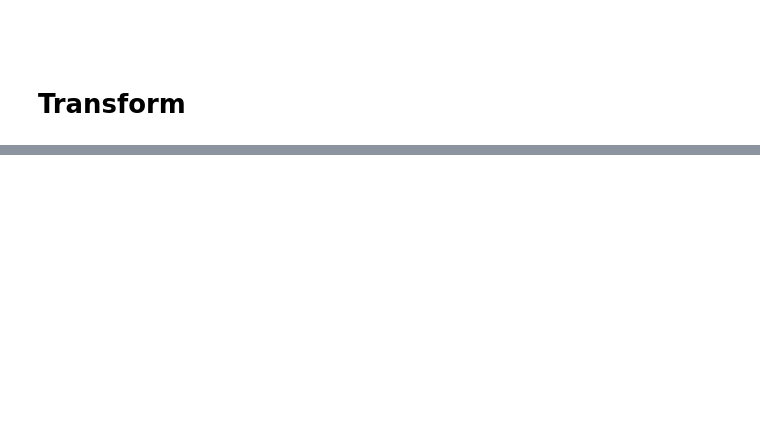
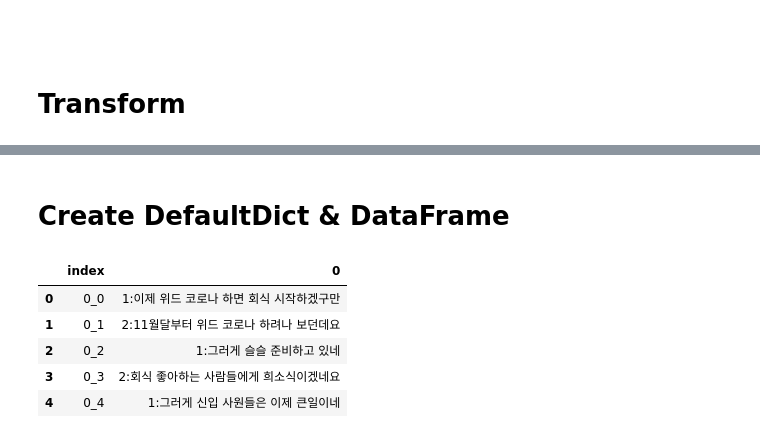
Before and after one commit to hipster4020/generation_model, a Jupyter notebook: src/processing/preprocessing.ipynb, the cells around one changed output, grey strips where cells are left out. Cells and saved outputs as stored; diff of their text form; code cells hidden in the pictures; blank space fills up the shorter version.

```diff
--- a/src/processing/preprocessing.ipynb
+++ b/src/processing/preprocessing.ipynb
@@ -147,8 +141,31 @@ temp = defaultdict(list)
 # %%
+result_data = []
+
 for k, v in enumerate(df_temp.iterrows()):
-    temp_data = v[1]['content'].replace('1 : ', ' 1 :').replace('2 : ', ' 2 :')
+    temp_data = v[1]['content'].replace('1 :', ' 1 :').replace('2 :', ' 2 :').replace(' :  ', ':').replace(' : ', ':')
     split_data = temp_data.split('  ')
-    split_data = [i.replace(' 1 :', '1:').replace(' 2 :', '2:').replace(' 1:', '1:').replace(' 2: ', '2:').replace('1 :', '1:').replace('2 :', '2:').replace('1: ', '1:').replace('2: ', '2:') for i in split_data]
-    print(f"origin : {v[1]['content']}")
-    print(f"split_data : {split_data}")
-    print("-"*250)
+    split_data = [i.replace(' 1:', '1:').replace(' 2:', '2:') for i in split_data]
+
+    result = []
+    for kk, vv in enumerate(split_data):
+        if len(result) != 0:
+            if result[kk-1].startswith('1:') and vv.startswith('1:'):
+                result.append(str(result[kk-1]) + " " + vv)
+                continue
+            elif result[kk-1].startswith('2:') and vv.startswith('2:'):
+                result.append(str(result[kk-1]) + " " + vv)
+                continue
+            elif not vv.startswith('1:') and not vv.startswith('2:'):
+                result.append(str(result[kk-1]) + " " + vv)
+                continue
+        result.append(vv)
+
+    result2 = []
+    for kkk, vvv in enumerate(result):
+        if kkk != len(result)-1:
+            if result[kkk+1].startswith(result[kkk]):
+                pass
+            else:
+                result2.append(result[kkk])
+
+    result_data.append(result2)
@@ -170,0 +186,2 @@ split_data : ['1:너는 최근에 무슨 영화 봤어?', '2:최근에 영화관
+# %% [markdown]
+# Create DefaultDict & DataFrame
@@ -170,0 +191,19 @@ split_data : ['1:너는 최근에 무슨 영화 봤어?', '2:최근에 영화관
+# %%
+result_dict = defaultdict(list)
+
+for k, v in enumerate(result_data):
+    for kk, vv in enumerate(v):
+        result_dict[f"{k}_{kk}"].append(vv)
+# %%
+df = pd.DataFrame.from_dict(result_dict, orient='index')
+# %%
+df.reset_index(inplace=True)
+# %%
+df.head()
+# %% [output]
+|  | index | 0 |
+| 0 | 0_0 | 1:이제 위드 코로나 하면 회식 시작하겠구만 |
+| 1 | 0_1 | 2:11월달부터 위드 코로나 하려나 보던데요 |
+| 2 | 0_2 | 1:그러게 슬슬 준비하고 있네 |
+| 3 | 0_3 | 2:회식 좋아하는 사람들에게 희소식이겠네요 |
+| 4 | 0_4 | 1:그러게 신입 사원들은 이제 큰일이네 |
```
Also changed, not shown: parts of 17 cells of this notebook.
